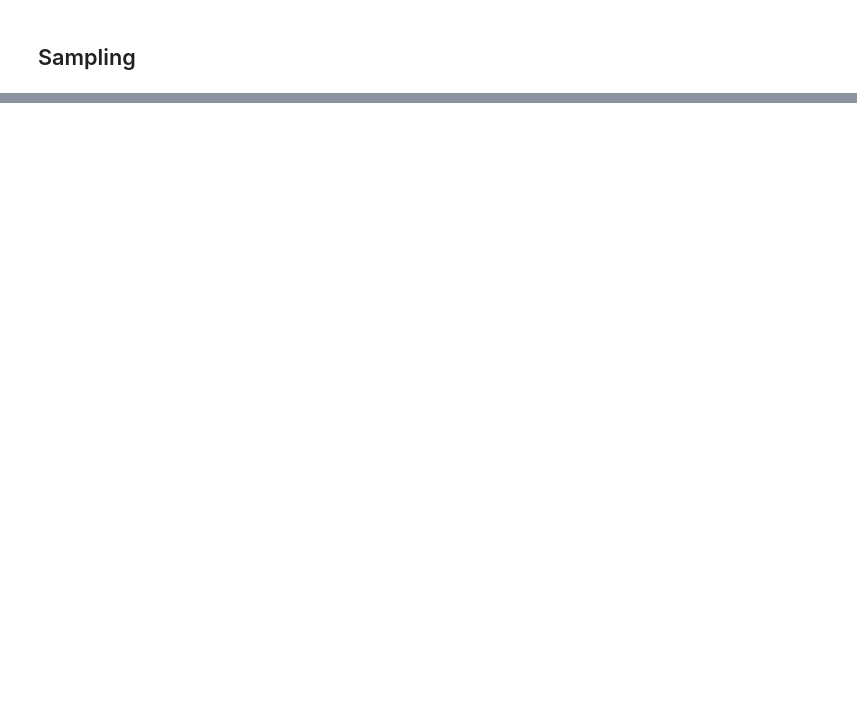
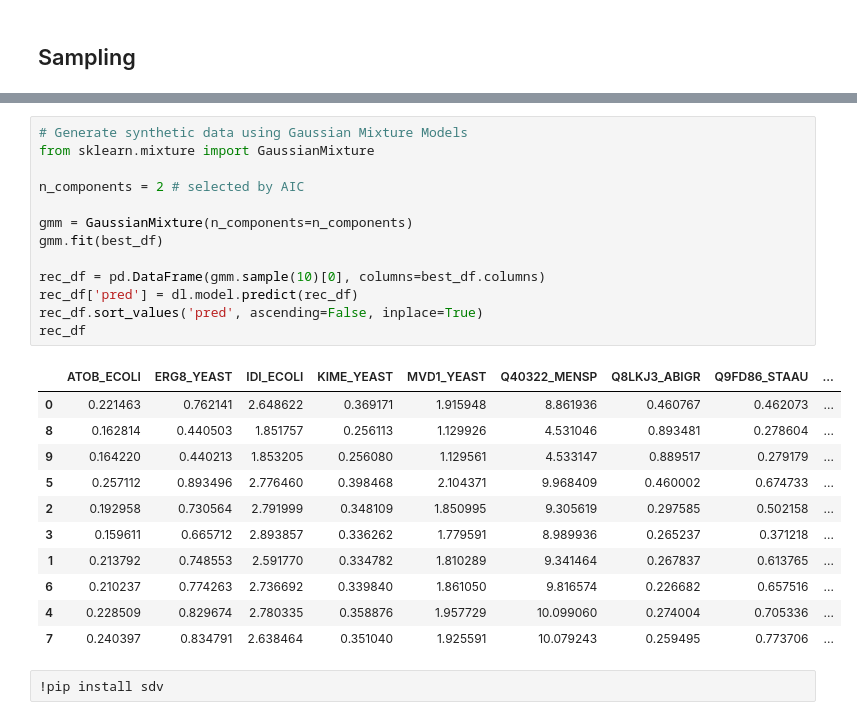
Before and after one commit to costasmexis/straindesignXAI, a Jupyter notebook: notebooks/Limonene.ipynb, the cells around one changed output, grey strips where cells are left out. Saved outputs shown, nothing was run; the diff lists cells and outputs as text; blank space fills up the shorter version.

```diff
--- a/notebooks/Limonene.ipynb
+++ b/notebooks/Limonene.ipynb
@@ -442,0 +306,27 @@ plot_histograms(df, new_df)
+# %%
+# Generate synthetic data using Gaussian Mixture Models
+from sklearn.mixture import GaussianMixture
+
+n_components = 2 # selected by AIC
+
+gmm = GaussianMixture(n_components=n_components)
+gmm.fit(best_df)
+
+rec_df = pd.DataFrame(gmm.sample(10)[0], columns=best_df.columns)
+rec_df['pred'] = dl.model.predict(rec_df)
+rec_df.sort_values('pred', ascending=False, inplace=True)
+rec_df
+# %% [output]
+|  | ATOB_ECOLI | ERG8_YEAST | IDI_ECOLI | KIME_YEAST | MVD1_YEAST | Q40322_MENSP | Q8LKJ3_ABIGR | Q9FD86_STAAU | ... |
+| 0 | 0.221463 | 0.762141 | 2.648622 | 0.369171 | 1.915948 | 8.861936 | 0.460767 | 0.462073 | ... |
+| 8 | 0.162814 | 0.440503 | 1.851757 | 0.256113 | 1.129926 | 4.531046 | 0.893481 | 0.278604 | ... |
+| 9 | 0.164220 | 0.440213 | 1.853205 | 0.256080 | 1.129561 | 4.533147 | 0.889517 | 0.279179 | ... |
+| 5 | 0.257112 | 0.893496 | 2.776460 | 0.398468 | 2.104371 | 9.968409 | 0.460002 | 0.674733 | ... |
+| 2 | 0.192958 | 0.730564 | 2.791999 | 0.348109 | 1.850995 | 9.305619 | 0.297585 | 0.502158 | ... |
+| 3 | 0.159611 | 0.665712 | 2.893857 | 0.336262 | 1.779591 | 8.989936 | 0.265237 | 0.371218 | ... |
+| 1 | 0.213792 | 0.748553 | 2.591770 | 0.334782 | 1.810289 | 9.341464 | 0.267837 | 0.613765 | ... |
+| 6 | 0.210237 | 0.774263 | 2.736692 | 0.339840 | 1.861050 | 9.816574 | 0.226682 | 0.657516 | ... |
+| 4 | 0.228509 | 0.829674 | 2.780335 | 0.358876 | 1.957729 | 10.099060 | 0.274004 | 0.705336 | ... |
+| 7 | 0.240397 | 0.834791 | 2.638464 | 0.351040 | 1.925591 | 10.079243 | 0.259495 | 0.773706 | ... |
+# %%
+!pip install sdv
```
Also changed, not shown: parts of 14 cells of this notebook, 5 other files.
